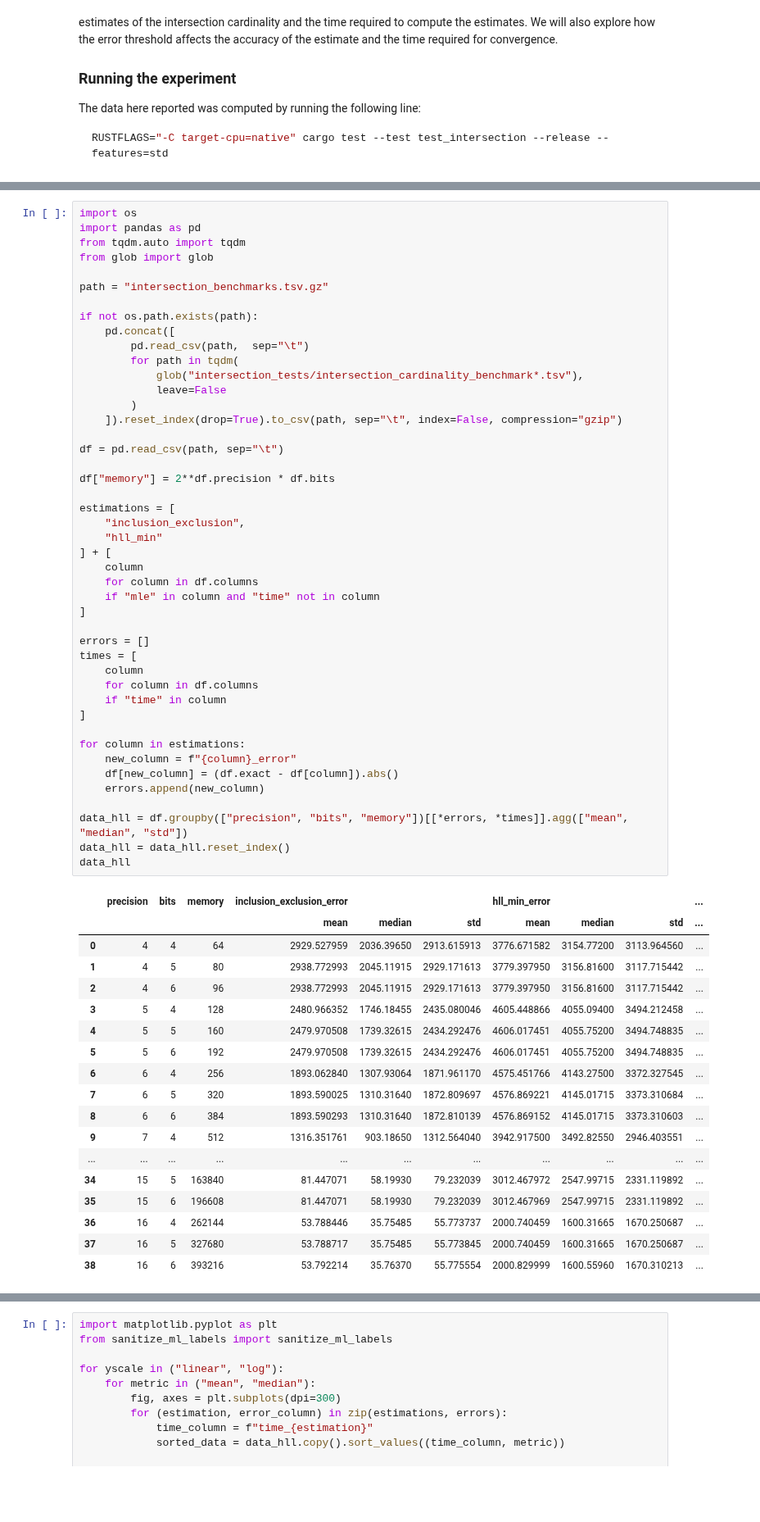
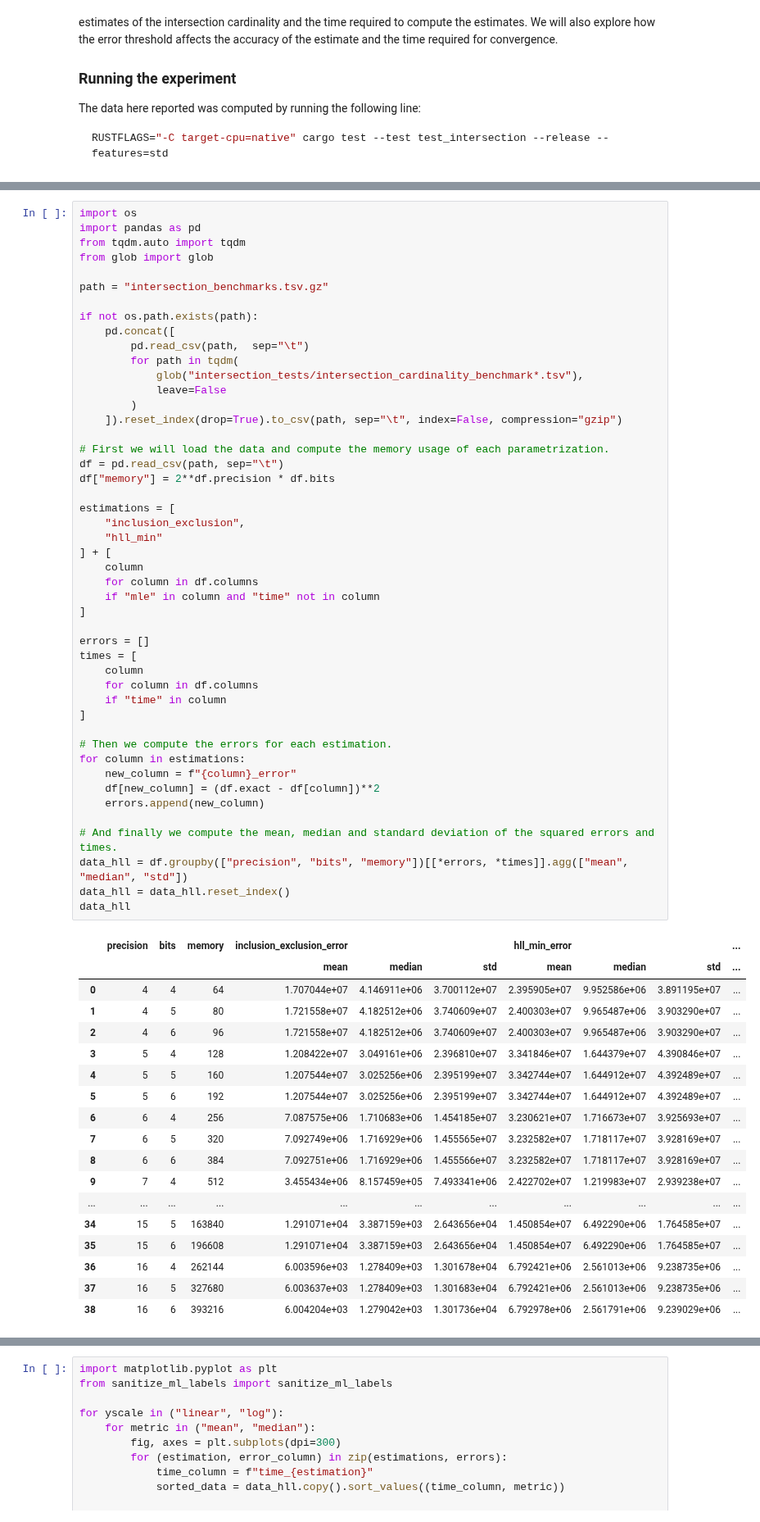
Before and after one commit to LucaCappelletti94/hyperloglog-rs, a Jupyter notebook: Intersection evaluations.ipynb, the cells around one changed output, grey strips where cells are left out. Shown at 82% size. Saved outputs shown, nothing was run; the diff lists cells and outputs as text; blank space fills up the shorter version.

```diff
--- a/Intersection evaluations.ipynb
+++ b/Intersection evaluations.ipynb
@@ -73,51 +74,53 @@ if not os.path.exists(path):
         )
     ]).reset_index(drop=True).to_csv(path, sep="\t", index=False, compression="gzip")
 
+# First we will load the data and compute the memory usage of each parametrization.
 df = pd.read_csv(path, sep="\t")
-
 df["memory"] = 2**df.precision * df.bits
 
 estimations = [
     "inclusion_exclusion",
     "hll_min"
 ] + [
     column
     for column in df.columns
     if "mle" in column and "time" not in column
 ]
 
 errors = []
 times = [
     column
     for column in df.columns
     if "time" in column
 ]
 
+# Then we compute the errors for each estimation.
 for column in estimations:
     new_column = f"{column}_error"
-    df[new_column] = (df.exact - df[column]).abs()
+    df[new_column] = (df.exact - df[column])**2
     errors.append(new_column)
 
+# And finally we compute the mean, median and standard deviation of the squared errors and times.
 data_hll = df.groupby(["precision", "bits", "memory"])[[*errors, *times]].agg(["mean", "median", "std"])
 data_hll = data_hll.reset_index()
 data_hll
 # %% [output]
 |  | precision | bits | memory | inclusion_exclusion_error |  |  | hll_min_error |  |  | ... |
 |  |  |  |  | mean | median | std | mean | median | std | ... |
-| 0 | 4 | 4 | 64 | 2929.527959 | 2036.39650 | 2913.615913 | 3776.671582 | 3154.77200 | 3113.964560 | ... |
-| 1 | 4 | 5 | 80 | 2938.772993 | 2045.11915 | 2929.171613 | 3779.397950 | 3156.81600 | 3117.715442 | ... |
-| 2 | 4 | 6 | 96 | 2938.772993 | 2045.11915 | 2929.171613 | 3779.397950 | 3156.81600 | 3117.715442 | ... |
-| 3 | 5 | 4 | 128 | 2480.966352 | 1746.18455 | 2435.080046 | 4605.448866 | 4055.09400 | 3494.212458 | ... |
-| 4 | 5 | 5 | 160 | 2479.970508 | 1739.32615 | 2434.292476 | 4606.017451 | 4055.75200 | 3494.748835 | ... |
-| 5 | 5 | 6 | 192 | 2479.970508 | 1739.32615 | 2434.292476 | 4606.017451 | 4055.75200 | 3494.748835 | ... |
-| 6 | 6 | 4 | 256 | 1893.062840 | 1307.93064 | 1871.961170 | 4575.451766 | 4143.27500 | 3372.327545 | ... |
-| 7 | 6 | 5 | 320 | 1893.590025 | 1310.31640 | 1872.809697 | 4576.869221 | 4145.01715 | 3373.310684 | ... |
-| 8 | 6 | 6 | 384 | 1893.590293 | 1310.31640 | 1872.810139 | 4576.869152 | 4145.01715 | 3373.310603 | ... |
-| 9 | 7 | 4 | 512 | 1316.351761 | 903.18650 | 1312.564040 | 3942.917500 | 3492.82550 | 2946.403551 | ... |
+| 0 | 4 | 4 | 64 | 1.707044e+07 | 4.146911e+06 | 3.700112e+07 | 2.395905e+07 | 9.952586e+06 | 3.891195e+07 | ... |
+| 1 | 4 | 5 | 80 | 1.721558e+07 | 4.182512e+06 | 3.740609e+07 | 2.400303e+07 | 9.965487e+06 | 3.903290e+07 | ... |
+| 2 | 4 | 6 | 96 | 1.721558e+07 | 4.182512e+06 | 3.740609e+07 | 2.400303e+07 | 9.965487e+06 | 3.903290e+07 | ... |
+| 3 | 5 | 4 | 128 | 1.208422e+07 | 3.049161e+06 | 2.396810e+07 | 3.341846e+07 | 1.644379e+07 | 4.390846e+07 | ... |
+| 4 | 5 | 5 | 160 | 1.207544e+07 | 3.025256e+06 | 2.395199e+07 | 3.342744e+07 | 1.644912e+07 | 4.392489e+07 | ... |
+| 5 | 5 | 6 | 192 | 1.207544e+07 | 3.025256e+06 | 2.395199e+07 | 3.342744e+07 | 1.644912e+07 | 4.392489e+07 | ... |
+| 6 | 6 | 4 | 256 | 7.087575e+06 | 1.710683e+06 | 1.454185e+07 | 3.230621e+07 | 1.716673e+07 | 3.925693e+07 | ... |
+| 7 | 6 | 5 | 320 | 7.092749e+06 | 1.716929e+06 | 1.455565e+07 | 3.232582e+07 | 1.718117e+07 | 3.928169e+07 | ... |
+| 8 | 6 | 6 | 384 | 7.092751e+06 | 1.716929e+06 | 1.455566e+07 | 3.232582e+07 | 1.718117e+07 | 3.928169e+07 | ... |
+| 9 | 7 | 4 | 512 | 3.455434e+06 | 8.157459e+05 | 7.493341e+06 | 2.422702e+07 | 1.219983e+07 | 2.939238e+07 | ... |
 | ... | ... | ... | ... | ... | ... | ... | ... | ... | ... | ... |
-| 34 | 15 | 5 | 163840 | 81.447071 | 58.19930 | 79.232039 | 3012.467972 | 2547.99715 | 2331.119892 | ... |
-| 35 | 15 | 6 | 196608 | 81.447071 | 58.19930 | 79.232039 | 3012.467969 | 2547.99715 | 2331.119892 | ... |
-| 36 | 16 | 4 | 262144 | 53.788446 | 35.75485 | 55.773737 | 2000.740459 | 1600.31665 | 1670.250687 | ... |
-| 37 | 16 | 5 | 327680 | 53.788717 | 35.75485 | 55.773845 | 2000.740459 | 1600.31665 | 1670.250687 | ... |
-| 38 | 16 | 6 | 393216 | 53.792214 | 35.76370 | 55.775554 | 2000.829999 | 1600.55960 | 1670.310213 | ... |
+| 34 | 15 | 5 | 163840 | 1.291071e+04 | 3.387159e+03 | 2.643656e+04 | 1.450854e+07 | 6.492290e+06 | 1.764585e+07 | ... |
+| 35 | 15 | 6 | 196608 | 1.291071e+04 | 3.387159e+03 | 2.643656e+04 | 1.450854e+07 | 6.492290e+06 | 1.764585e+07 | ... |
+| 36 | 16 | 4 | 262144 | 6.003596e+03 | 1.278409e+03 | 1.301678e+04 | 6.792421e+06 | 2.561013e+06 | 9.238735e+06 | ... |
+| 37 | 16 | 5 | 327680 | 6.003637e+03 | 1.278409e+03 | 1.301683e+04 | 6.792421e+06 | 2.561013e+06 | 9.238735e+06 | ... |
+| 38 | 16 | 6 | 393216 | 6.004204e+03 | 1.279042e+03 | 1.301736e+04 | 6.792978e+06 | 2.561791e+06 | 9.239029e+06 | ... |
 39 rows × 39 columns
```
Also changed, not shown: parts of 16 cells of this notebook.
